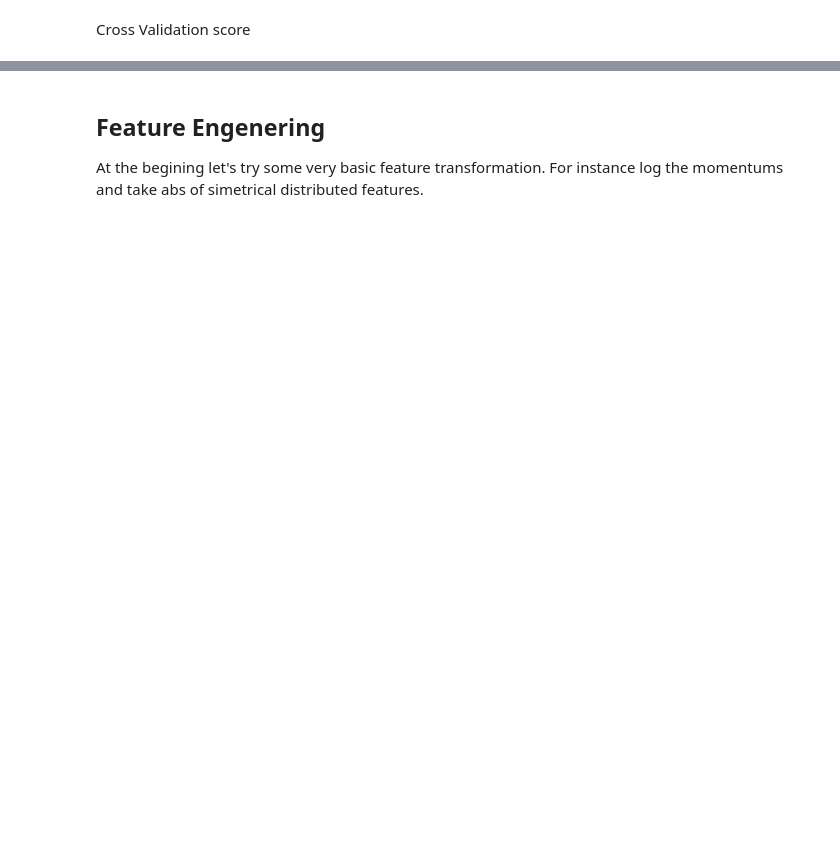
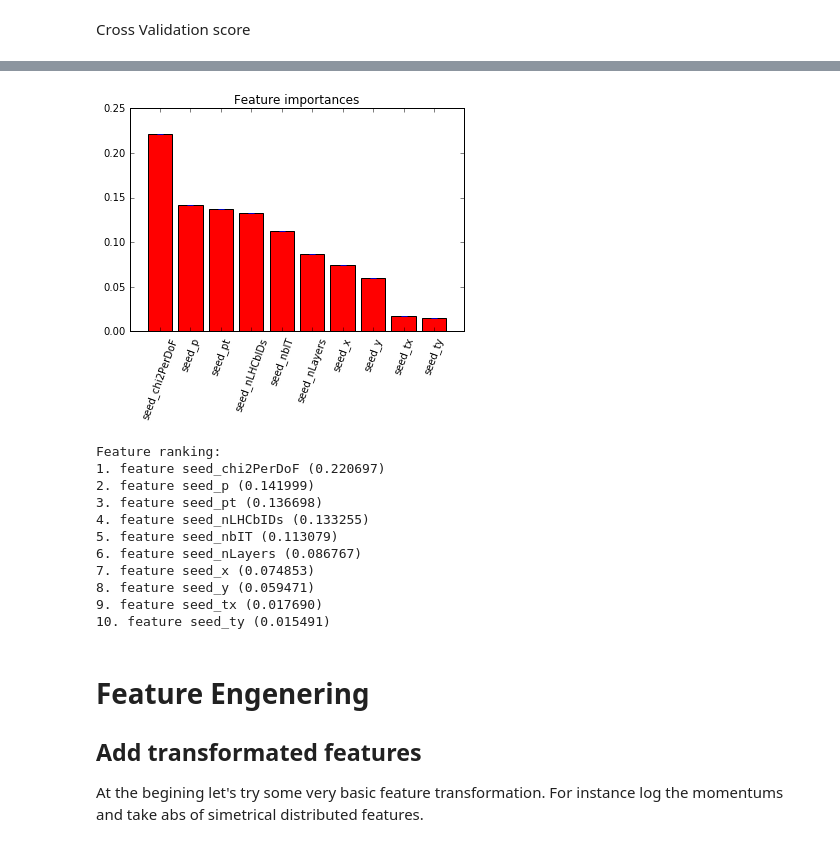
Before and after one commit to adendek/DownstreamTracking, a Jupyter notebook: SeedClasifier/Baseline.ipynb, the cells around one changed output, grey strips where cells are left out. Drawn from its saved outputs; the diff is of its cells as text; code cells hidden in the pictures; blank space fills up the shorter version.

```diff
--- a/SeedClasifier/Baseline.ipynb
+++ b/SeedClasifier/Baseline.ipynb
@@ -182,4 +237,43 @@ The above plots present's performance of the
+# %%
+def print_feature_importance(model, features):
+    importances = model.feature_importances_
+    std = numpy.std([model.feature_importances_ for tree in model.estimators_],
+                 axis=0)
+    indices = numpy.argsort(importances)[::-1]
+    features_names =  list(features.columns.values)
+
+    # Print the feature ranking
+    print("Feature ranking:")
+
+    for f in range(features.shape[1]):
+        print("%d. feature %s (%f)" % (f + 1, features_names[f], importances[indices[f]]))
+
+    # Plot the feature importances of the forest
+    plt.figure()
+    plt.title("Feature importances")
+    plt.bar(range(features.shape[1]), importances[indices],
+           color="r", yerr=std[indices], align="center")
+    plt.xticks(range(features.shape[1]), features_names, rotation=70)
+    plt.xlim([-1, features.shape[1]])
+    plt.show()
+# %%
+print_feature_importance(gb, features)
+# %% [output]
+[figure, added]
+Feature ranking:
+1. feature seed_chi2PerDoF (0.220697)
+2. feature seed_p (0.141999)
+3. feature seed_pt (0.136698)
+4. feature seed_nLHCbIDs (0.133255)
+5. feature seed_nbIT (0.113079)
+6. feature seed_nLayers (0.086767)
+7. feature seed_x (0.074853)
+8. feature seed_y (0.059471)
+9. feature seed_tx (0.017690)
+10. feature seed_ty (0.015491)
 # %% [markdown]
 Feature Engenering
----------------
+======================
+Add transformated features
+-------------------
 At the begining let's try some very basic feature transformation. For instance log the momentums and take abs of simetrical distributed features.
```
Also changed, not shown: parts of 38 cells of this notebook, 2 other files.
